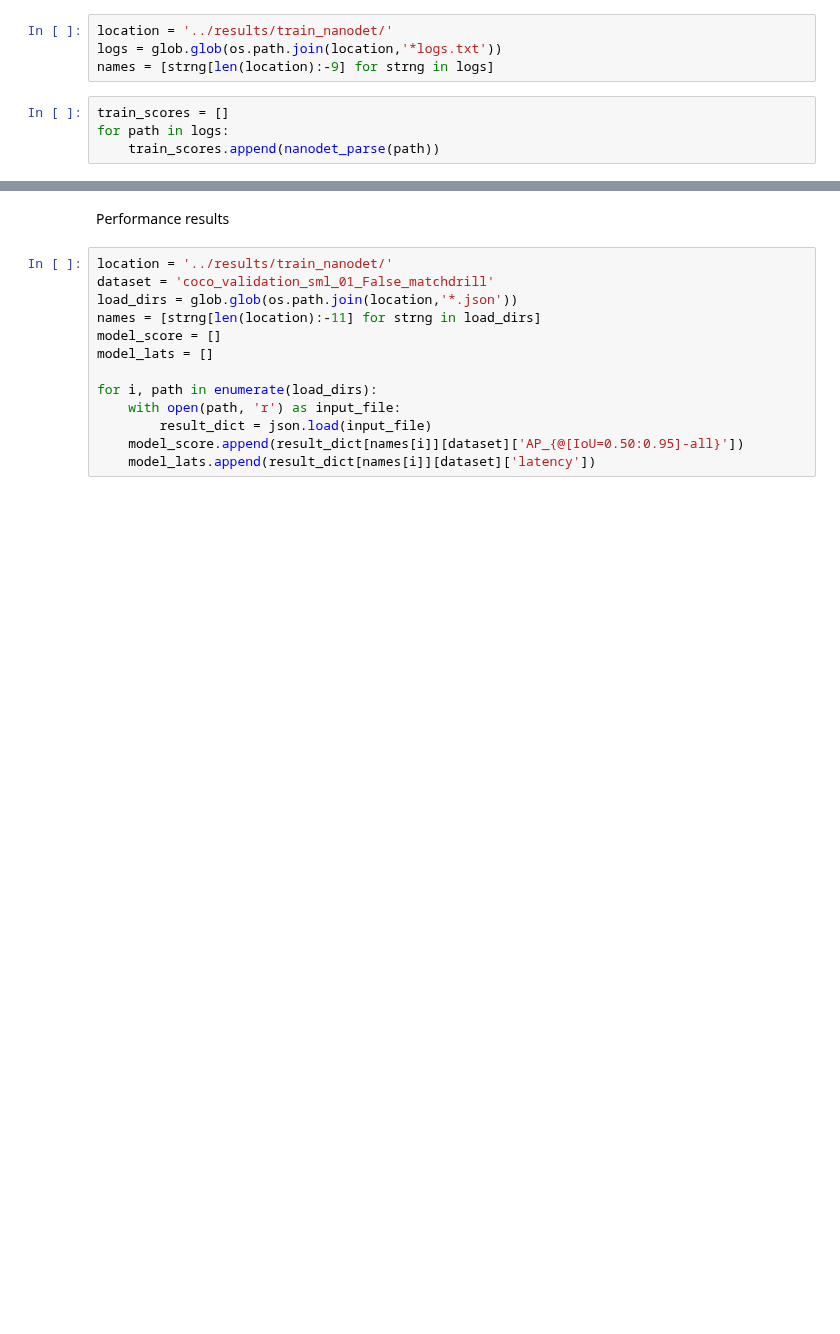
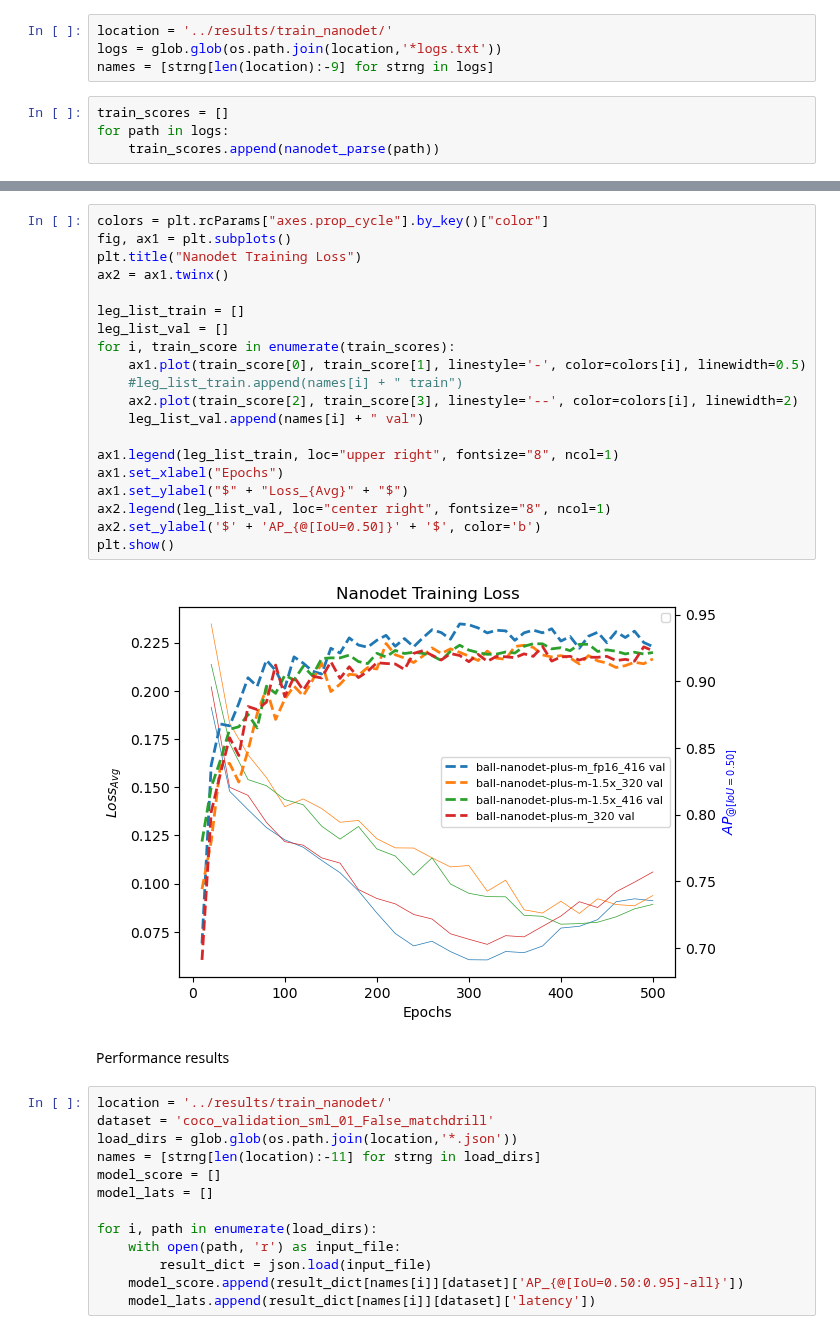
Before and after one commit to 262882/msc_detector_evaluation, a Jupyter notebook: notebook/nanodet_tune.ipynb, the cells around one changed output, grey strips where cells are left out. Cells and saved outputs as stored; diff of their text form; blank space fills up the shorter version.

Commit message:
Change nanodet validation metric

```diff
--- a/notebook/nanodet_tune.ipynb
+++ b/notebook/nanodet_tune.ipynb
@@ -43,3 +43,25 @@ plt.show()
+# %%
+colors = plt.rcParams["axes.prop_cycle"].by_key()["color"]
+fig, ax1 = plt.subplots()
+plt.title("Nanodet Training Loss")
+ax2 = ax1.twinx()
+
+leg_list_train = []
+leg_list_val = []
+for i, train_score in enumerate(train_scores):
+    ax1.plot(train_score[0], train_score[1], linestyle='-', color=colors[i], linewidth=0.5)
+    #leg_list_train.append(names[i] + " train")
+    ax2.plot(train_score[2], train_score[3], linestyle='--', color=colors[i], linewidth=2)
+    leg_list_val.append(names[i] + " val")
+
+ax1.legend(leg_list_train, loc="upper right", fontsize="8", ncol=1)
+ax1.set_xlabel("Epochs")
+ax1.set_ylabel("$" + "Loss_{Avg}" + "$")
+ax2.legend(leg_list_val, loc="center right", fontsize="8", ncol=1)
+ax2.set_ylabel('$' + 'AP_{@[IoU=0.50]}' + '$', color='b')
+plt.show()
+# %% [output]
+[figure, added]
 # %% [markdown]
 Performance results
 # %%
```
Also changed, not shown: parts of 1 cell of this notebook, 1 other file.
